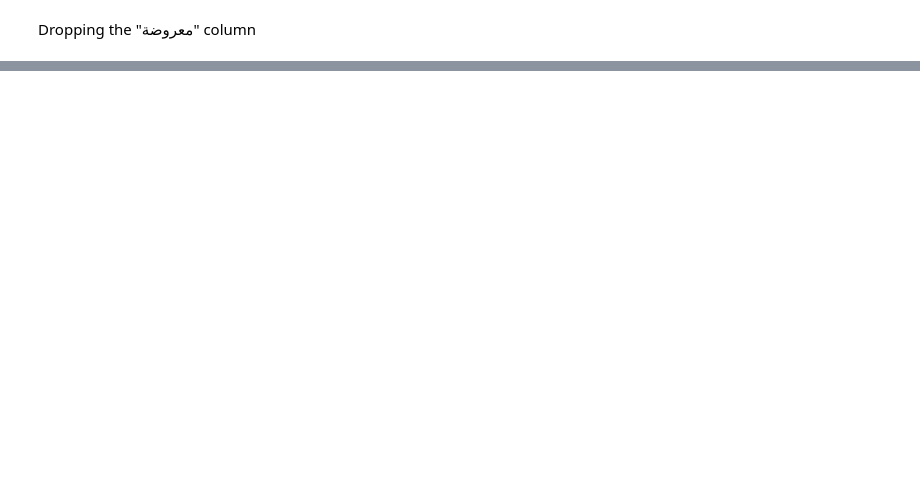
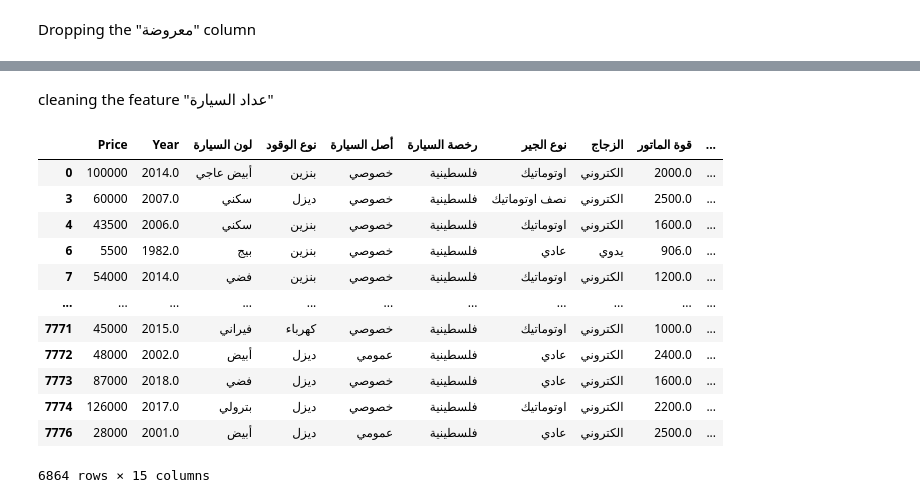
Before and after one commit to saifalaasabelaish/car-price-prediction-system, a Jupyter notebook: data_cleaning_code.ipynb, the cells around one changed output, grey strips where cells are left out. Saved outputs shown, nothing was run; the diff lists cells and outputs as text; code cells hidden in the pictures; blank space fills up the shorter version.

```diff
--- a/data_cleaning_code.ipynb
+++ b/data_cleaning_code.ipynb
@@ -61,0 +199,4 @@ df
+# %%
+df["Price"] = df["Price"].apply(lambda x: ast.literal_eval(x)[0] if pd.notna(x) else x)
+df["Price"] = pd.to_numeric(df["Price"], errors='coerce')
+df
@@ -61,0 +219,21 @@ df
+# %%
+for index, row in df.iterrows():
+    if "بي ام دبليو" in row['Model']:
+        df.at[index, 'car_brand'] = "BMW"
+        df.at[index, 'car_model'] = row['Model'].replace("بي ام دبليو", '').strip()
+
+    elif "جي ام سي" in row['Model']:
+        df.at[index, 'car_brand'] = "GMC"
+        df.at[index, 'car_model'] = row['Model'].replace("جي ام سي", '').strip()
+
+    elif "الفا روميو" in row['Model']:
+        df.at[index,'car_brand']="الفا روميو"
+        df.at[index, 'car_model'] = row['Model'].replace("الفا روميو", '').strip()
+
+    else:
+        brand, model = row['Model'].split(maxsplit=1)
+        df.at[index, 'car_brand'] = brand
+        df.at[index, 'car_model'] = model
+
+df['car_model'] = df['car_model'].apply(lambda x: x.replace('BMW', '').strip() if pd.notna(x) else x)
+df['car_model'] = df['car_model'].apply(lambda x: x.replace('ام سي ', '').strip() if pd.notna(x) else x)
@@ -61,0 +255,3 @@ df
+# %%
+df=df.drop(columns="Model")
+df
@@ -61,0 +272,20 @@ df
+# %% [markdown]
+cleaning the feature "عداد السيارة"
+# %%
+df["عداد السيارة"] = pd.to_numeric(df["عداد السيارة"].str.extract('(\d+)', expand=False), errors='coerce')
+df["عداد السيارة"] = df["عداد السيارة"].apply(lambda x: x * 1000 if pd.notna(x) and x < 1000 else x)
+df
+# %% [output]
+|  | Price | Year | لون السيارة | نوع الوقود | أصل السيارة | رخصة السيارة | نوع الجير | الزجاج | قوة الماتور | ... |
+| 0 | 100000 | 2014.0 | أبيض عاجي | بنزين | خصوصي | فلسطينية | اوتوماتيك | الكتروني | 2000.0 | ... |
+| 3 | 60000 | 2007.0 | سكني | ديزل | خصوصي | فلسطينية | نصف اوتوماتيك | الكتروني | 2500.0 | ... |
+| 4 | 43500 | 2006.0 | سكني | بنزين | خصوصي | فلسطينية | اوتوماتيك | الكتروني | 1600.0 | ... |
+| 6 | 5500 | 1982.0 | بيج | بنزين | خصوصي | فلسطينية | عادي | يدوي | 906.0 | ... |
+| 7 | 54000 | 2014.0 | فضي | بنزين | خصوصي | فلسطينية | اوتوماتيك | الكتروني | 1200.0 | ... |
+| ... | ... | ... | ... | ... | ... | ... | ... | ... | ... | ... |
+| 7771 | 45000 | 2015.0 | فيراني | كهرباء | خصوصي | فلسطينية | اوتوماتيك | الكتروني | 1000.0 | ... |
+| 7772 | 48000 | 2002.0 | أبيض | ديزل | عمومي | فلسطينية | عادي | الكتروني | 2400.0 | ... |
+| 7773 | 87000 | 2018.0 | فضي | ديزل | خصوصي | فلسطينية | عادي | الكتروني | 1600.0 | ... |
+| 7774 | 126000 | 2017.0 | بترولي | ديزل | خصوصي | فلسطينية | اوتوماتيك | الكتروني | 2200.0 | ... |
+| 7776 | 28000 | 2001.0 | أبيض | ديزل | عمومي | فلسطينية | عادي | الكتروني | 2500.0 | ... |
+6864 rows × 15 columns
```
Also changed, not shown: parts of 17 cells of this notebook.
